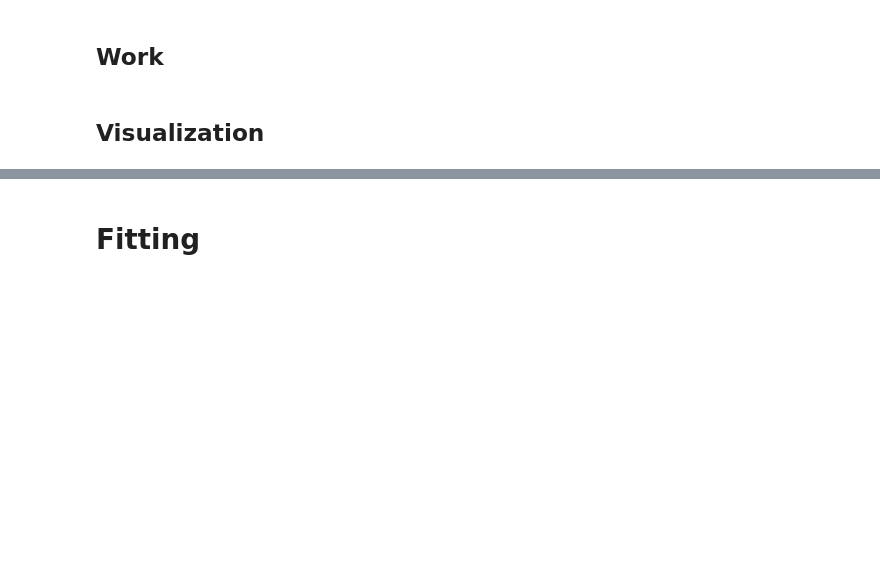
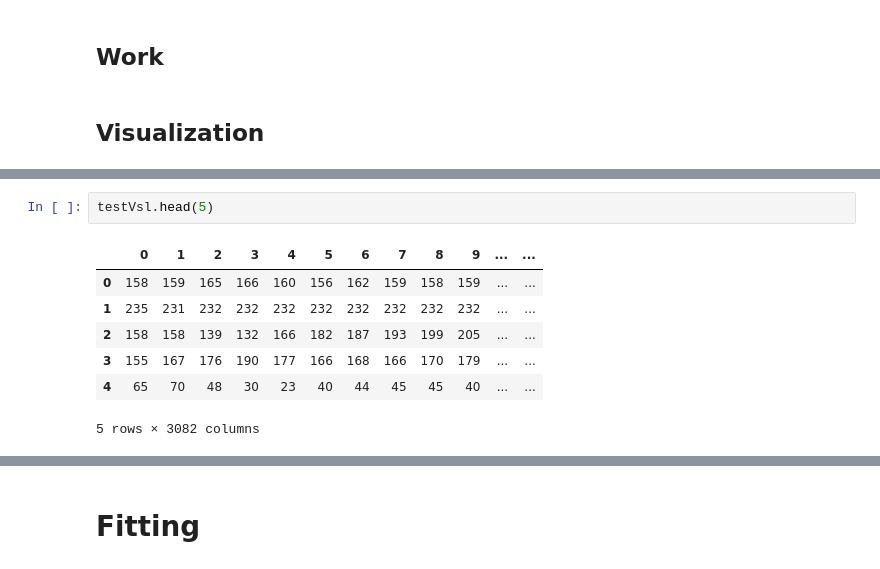
Before and after one commit to ShinAnase/CIFAR10, a Jupyter notebook: mainPytorch.ipynb, the cells around one changed output, grey strips where cells are left out. Drawn from its saved outputs; the diff is of its cells as text; blank space fills up the shorter version.

```diff
--- a/mainPytorch.ipynb
+++ b/mainPytorch.ipynb
@@ -171,3 +172,13 @@ trainVsl.head(5)
+# %%
+testVsl.head(5)
+# %% [output]
+|  | 0 | 1 | 2 | 3 | 4 | 5 | 6 | 7 | 8 | 9 | ... | ... |
+| 0 | 158 | 159 | 165 | 166 | 160 | 156 | 162 | 159 | 158 | 159 | ... | ... |
+| 1 | 235 | 231 | 232 | 232 | 232 | 232 | 232 | 232 | 232 | 232 | ... | ... |
+| 2 | 158 | 158 | 139 | 132 | 166 | 182 | 187 | 193 | 199 | 205 | ... | ... |
+| 3 | 155 | 167 | 176 | 190 | 177 | 166 | 168 | 166 | 170 | 179 | ... | ... |
+| 4 | 65 | 70 | 48 | 30 | 23 | 40 | 44 | 45 | 45 | 40 | ... | ... |
+5 rows × 3082 columns
 # %%
 targetVsl.head(5)
 # %% [output]
```
Also changed, not shown: parts of 14 cells of this notebook.
